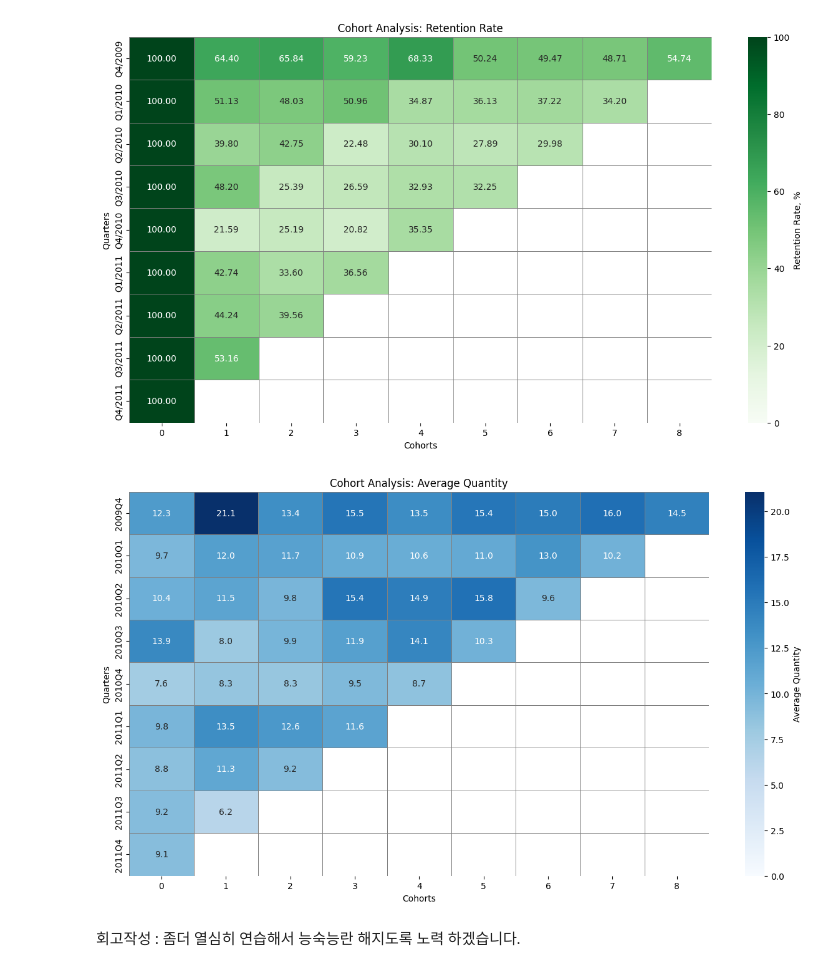
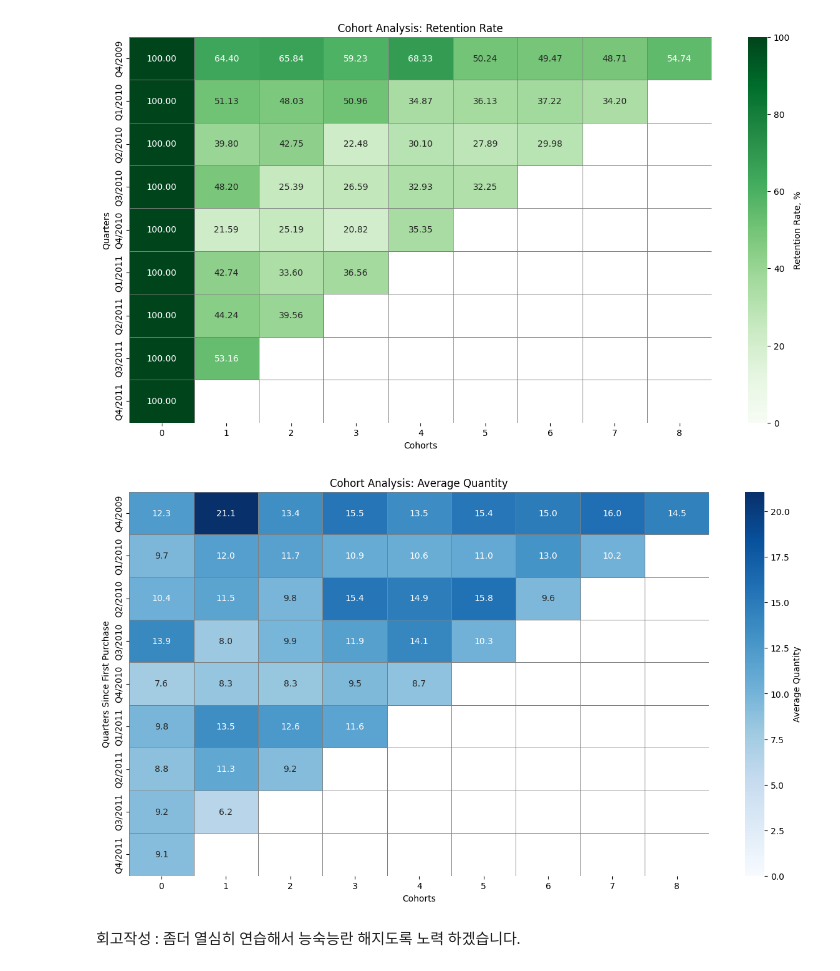
Before and after one commit to sunyoungmoon012/first-repository, a Jupyter notebook: Quest_03_AARRR_분석_통계분석.ipynb, the cells around one changed output. Saved outputs shown, nothing was run; the diff lists cells and outputs as text; code cells hidden in the pictures.

```diff
--- a/Quest_03_AARRR_분석_통계분석.ipynb
+++ b/Quest_03_AARRR_분석_통계분석.ipynb
@@ -196,34 +196,37 @@ plt.show()
 # %% [output]
 [figure]
 # %%
-# 1. 분기 만들기
+# 1. 분기로 변환
 df['Quarter'] = df['InvoiceDate'].dt.to_period('Q')
 
-# 2. 첫 구매 분기 만들기
+# 2. Cohort 계산
 df['Cohort'] = df.groupby('Customer ID')['Quarter'].transform('min')
 
-# 3. 몇 분기 후인지 (CohortIndex) 만들기
+# 3. CohortIndex 계산
 df['CohortIndex'] = (df['Quarter'] - df['Cohort']).apply(lambda x: x.n)
 
-# 4. Cohort별 평균 구매 수량 구하기
+# 4. 평균 구매 수량 계산
 average_quantity = df.groupby(['Cohort', 'CohortIndex'])['Quantity'].mean().unstack(0)
 
-# 5. 히트맵 그리기
+# 5. 열 이름(columns)을 "Q4/2010" 형태로 변환
+average_quantity.columns = [f"Q{col.quarter}/{col.year}" for col in average_quantity.columns]
+
+# 6. 히트맵 그리기
 plt.figure(figsize=(15,8))
 sns.heatmap(
     average_quantity.T,
     annot=True, fmt='.1f',
     cmap='Blues',
     cbar_kws={'label': 'Average Quantity'},
     linewidths=0.5,
     linecolor='gray',
     vmin=0
 )
 plt.title('Cohort Analysis: Average Quantity')
-plt.xlabel('Cohorts')
-plt.ylabel('Quarters')
+plt.xlabel('Cohorts')  # Cohort (가로축)
+plt.ylabel('Quarters Since First Purchase')  # 몇 분기 후 (세로축)
 plt.show()
 # %% [output]
-[figure, old version]
+[figure, new version]
 # %% [markdown]
 회고작성 : 좀더 열심히 연습해서 능숙능란 해지도록 노력 하겠습니다.
```
